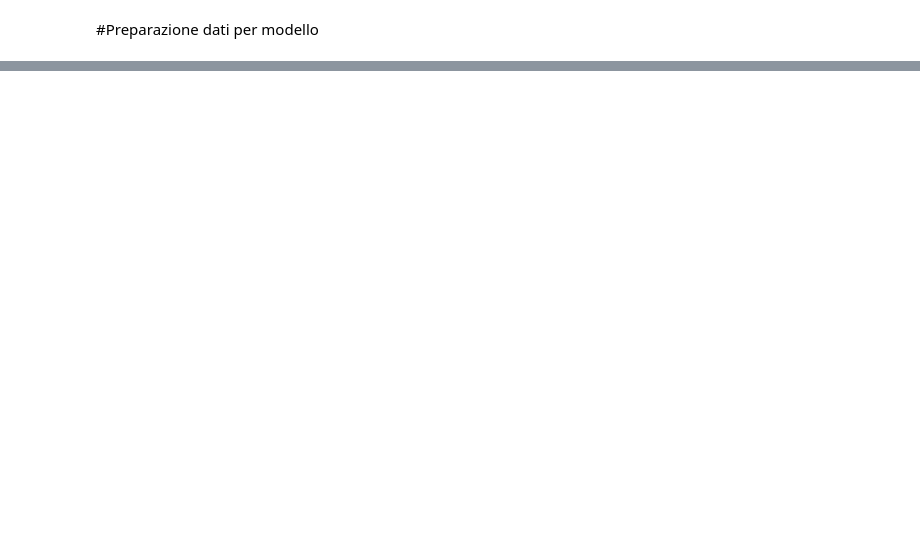
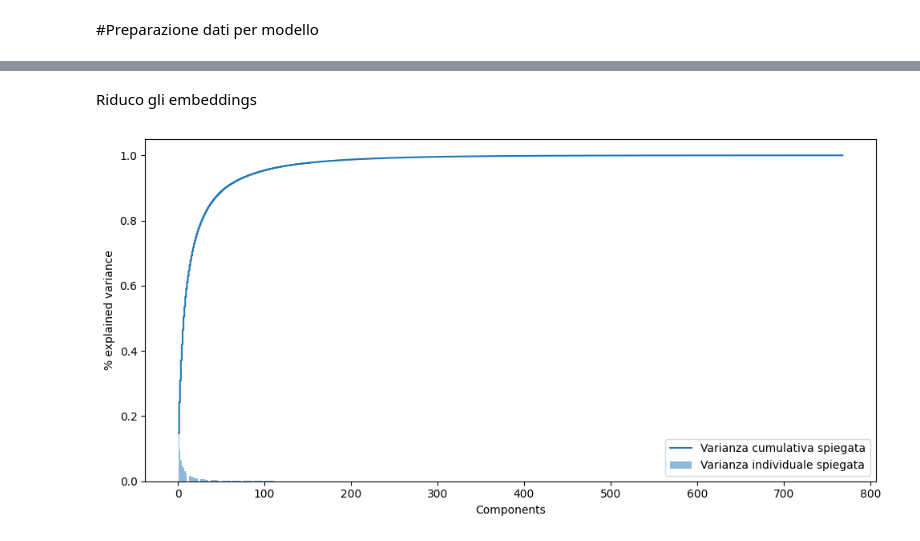
Before and after one commit to williambiondi/RecommenderGS, a Jupyter notebook: recommenderGranSasso.ipynb, the cells around one changed output, grey strips where cells are left out. Saved outputs shown, nothing was run; the diff lists cells and outputs as text; code cells hidden in the pictures; blank space fills up the shorter version.

```diff
--- a/recommenderGranSasso.ipynb
+++ b/recommenderGranSasso.ipynb
@@ -509,0 +54,9 @@ AUC Test: 0.6394129395484924
+# %%
+tokenizer = DistilBertTokenizer.from_pretrained('distilbert-base-uncased')
+enc_input = tokenizer(items['TextInfo'].tolist(),
+                      padding=True,
+                      truncation=True,
+                      max_length=150,
+                      return_tensors='tf')
+# %%
+distilbert_model = TFDistilBertModel.from_pretrained('distilbert-base-uncased')
@@ -509,0 +69,8 @@ AUC Test: 0.6394129395484924
+# %%
+outputs = distilbert_model(enc_input)
+embeddings = outputs.last_hidden_state
+# %%
+embeddings_np = embeddings.numpy()
+summary_embeddings = embeddings_np[:,0,:]
+df_embeddings = pd.DataFrame(summary_embeddings)
+df_embeddings.columns = [f'embedding_{i}' for i in range(df_embeddings.shape[1])]
@@ -509,0 +87,21 @@ AUC Test: 0.6394129395484924
+# %% [markdown]
+Riduco gli embeddings
+# %%
+pca = PCA()
+pca.fit(df_embeddings)
+
+explained = pca.explained_variance_ratio_
+cumulative = np.cumsum(explained)
+
+n_components = np.where(cumulative>=0.95)[0][0]+1
+
+plt.figure(figsize=(10, 5))
+plt.bar(range(1, len(explained) + 1), explained, alpha=0.5, align='center', label='Varianza individuale spiegata')
+plt.step(range(1, len(cumulative) + 1), cumulative, where='mid', label='Varianza cumulativa spiegata')
+plt.ylabel('% explained variance')
+plt.xlabel('Components')
+plt.legend(loc='best')
+plt.tight_layout()
+plt.show()
+# %% [output]
+[figure, added]
```
Also changed, not shown: parts of 101 cells of this notebook.
